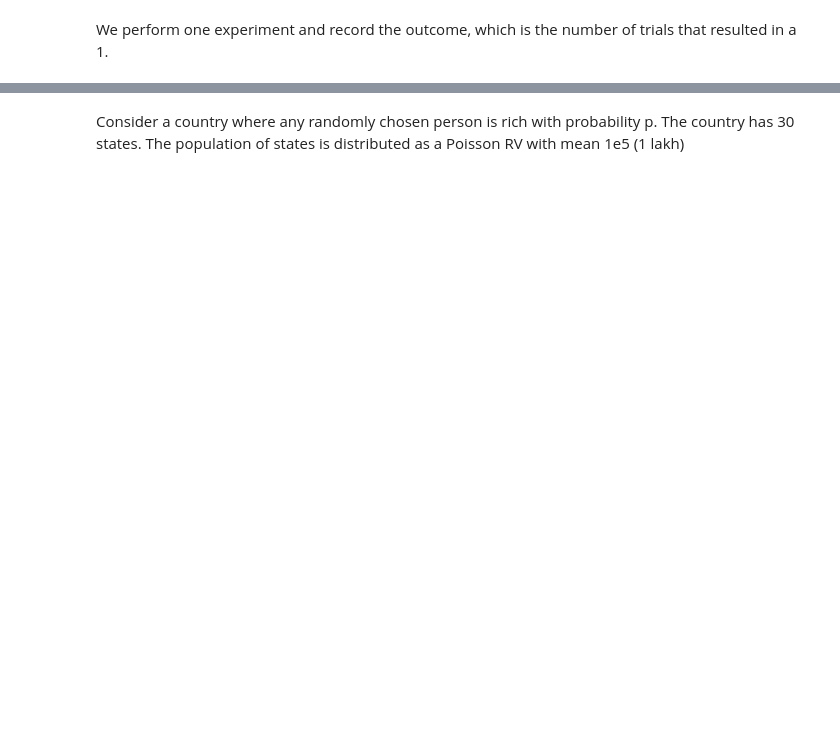
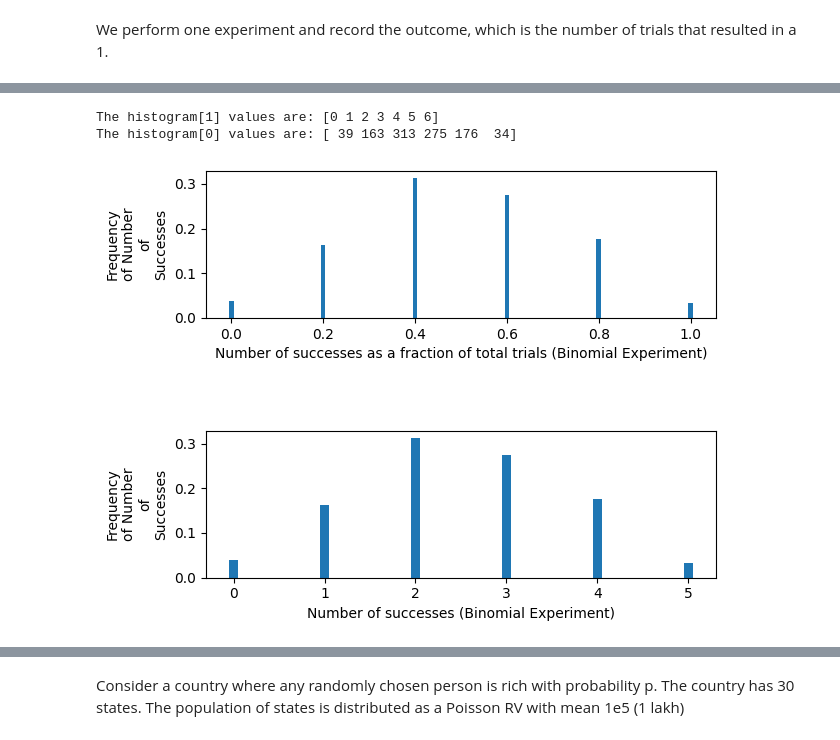
Before and after one commit to adityaaggupta2017/PNS-HW, a Jupyter notebook: ps_course/probability/Binomial.ipynb, the cells around one changed output, grey strips where cells are left out. Drawn from its saved outputs; the diff is of its cells as text; code cells hidden in the pictures; blank space fills up the shorter version.

```diff
--- a/ps_course/probability/Binomial.ipynb
+++ b/ps_course/probability/Binomial.ipynb
@@ -53,0 +75,53 @@ We perform many experiments and record the outcome for each experiment. Specific
+# %%
+numberOfBinomialExps = 1000
+
+v_binomial_n = 5
+v_binomial_p = 0.5
+
+rng = np.random.default_rng(7381638)
+
+outcomeOfBinomialExps = np.ndarray((numberOfBinomialExps,1))
+
+for i in range(numberOfBinomialExps):
+    outcomeOfBinomialExps[i,:] = aBinomialExperiment(rng, v_binomial_n, v_binomial_p, [1,0])
+# %%
+fig, ax = plt.subplots(nrows=2, ncols=1, sharex=False)
+
+#histVal = np.histogram(outcomeOfBinomialExps, bins=range(0,v_binomial_n+1), density=True)
+
+histVal = np.histogram(outcomeOfBinomialExps, bins=range(0,v_binomial_n+2), density=False)
+
+#histVal = ax1.hist(outcomeOfBinomialExps, bins=range(0,v_binomial_n+1), density=True, align='left')
+# print("The histogram values are:", histhistVal[0].sizeVal[1])
+# print("The histogram values are:", histVal[0])
+# print(histVal[0].size)
+
+
+#histVal[0].resize(histVal[1].shape)
+
+# print(histVal[0])
+# print(histVal[0][0:histVal[0].size])
+
+#histVal[0][1:histVal[0].size] = histVal[0][0:histVal[0].size - 1]
+
+print("The histogram[1] values are:", histVal[1])
+print("The histogram[0] values are:", histVal[0])
+
+# print(histVal[0])
+# print(histVal[0].size)
+
+ax[0].bar(histVal[1][0:-1]/v_binomial_n, histVal[0]/numberOfBinomialExps, width = 0.01)
+# ax1.set_xscale("linear")
+ax[0].set_xlabel("Number of successes as a fraction of total trials (Binomial Experiment)")
+ax[0].set_ylabel(textwrap.fill("Frequency of Number of Successes", 10))
+
+ax[1].bar(histVal[1][0:-1], histVal[0]/numberOfBinomialExps, width = 0.1)
+# ax1.set_xscale("linear")
+ax[1].set_xlabel("Number of successes (Binomial Experiment)")
+ax[1].set_ylabel(textwrap.fill("Frequency of Number of Successes", 10))
+
+plt.tight_layout(h_pad = 5.0)
+# %% [output]
+The histogram[1] values are: [0 1 2 3 4 5 6]
+The histogram[0] values are: [ 39 163 313 275 176  34]
+[figure, added]
```
Also changed, not shown: parts of 18 cells of this notebook, 3 other files.
